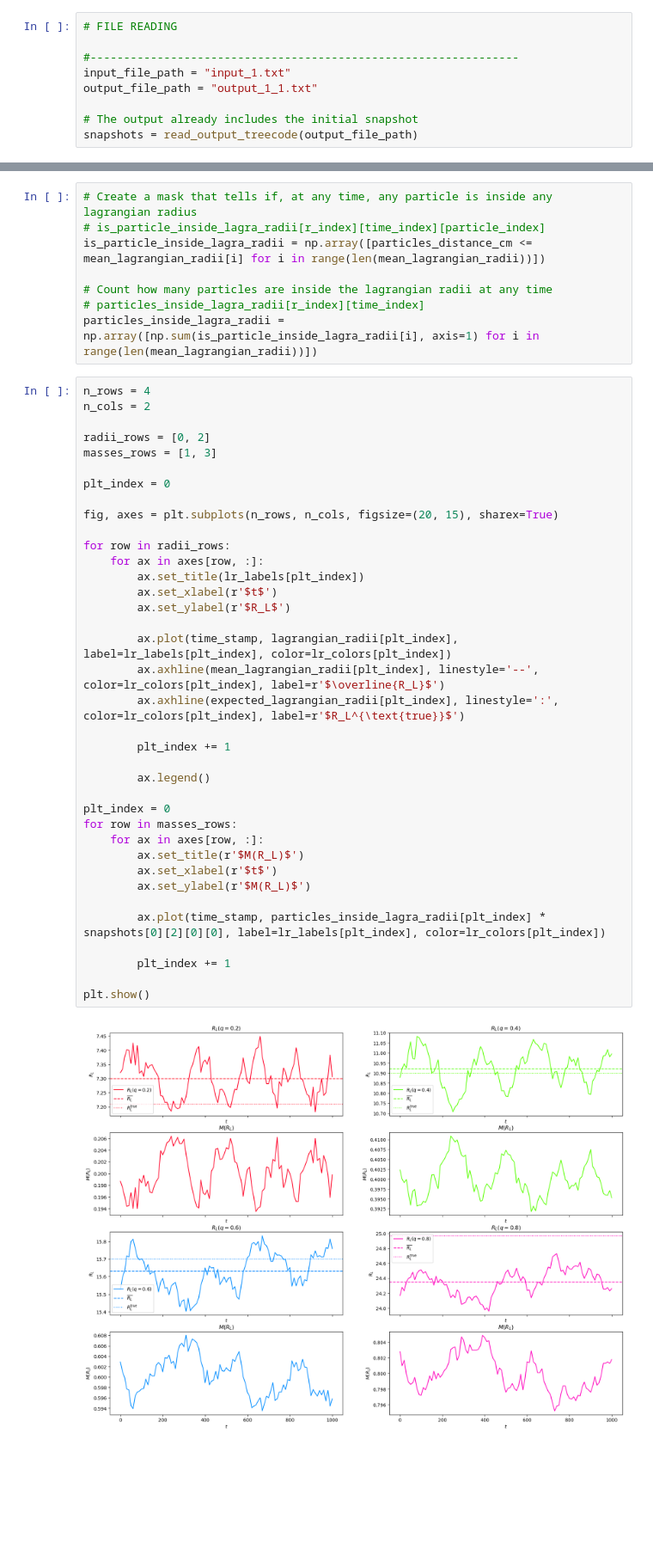
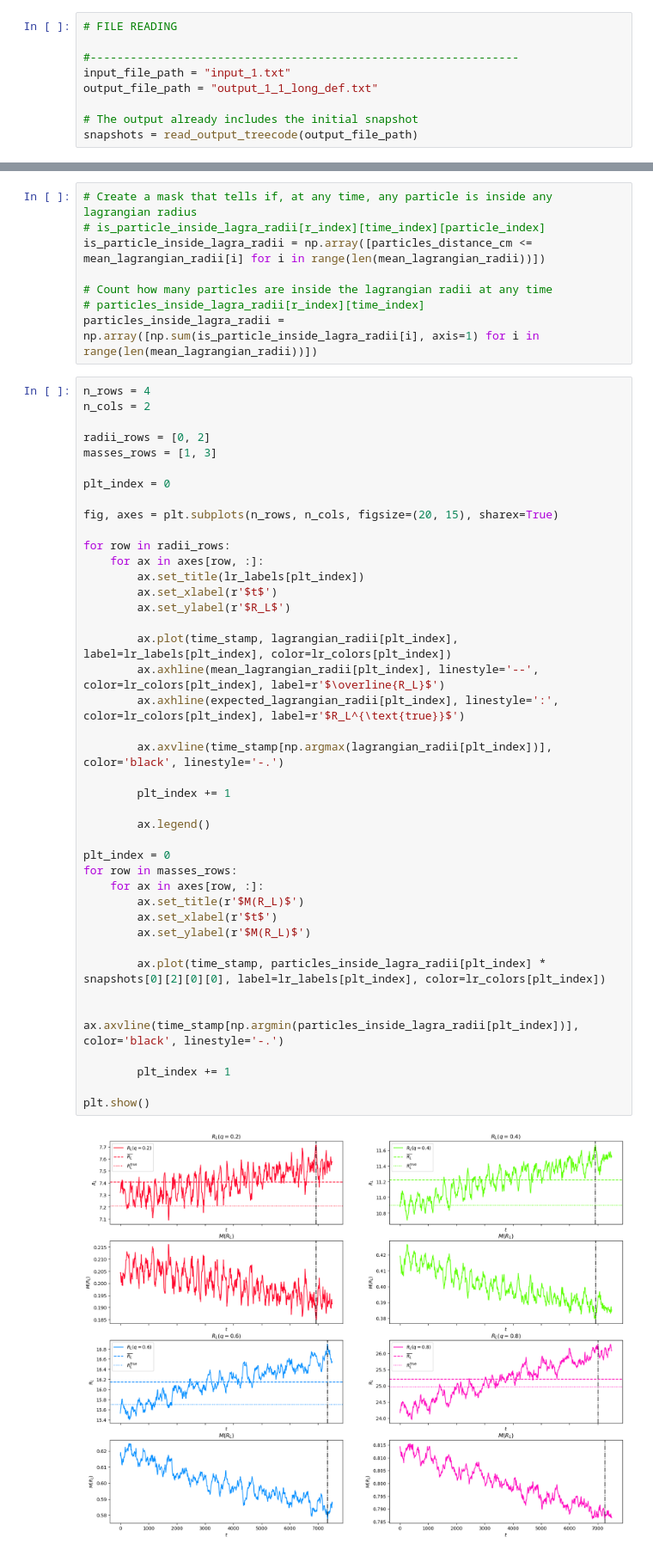
Before and after one commit to F3Solid/stellar_dynamics_2024_exercises, a Jupyter notebook: E4/plummer_sphere.ipynb, the cells around one changed output, grey strips where cells are left out. Shown at 86% size. Cells and saved outputs as stored; diff of their text form; blank space fills up the shorter version.

```diff
--- a/E4/plummer_sphere.ipynb
+++ b/E4/plummer_sphere.ipynb
@@ -763,7 +763,7 @@ print(t_I_to_t_cgs)
 
 #----------------------------------------------------------------
 input_file_path = "input_1.txt"
-output_file_path = "output_1_1.txt"
+output_file_path = "output_1_1_long_def.txt"
 
 # The output already includes the initial snapshot
 snapshots = read_output_treecode(output_file_path)
@@ -945,31 +944,35 @@ plt_index = 0
 
 fig, axes = plt.subplots(n_rows, n_cols, figsize=(20, 15), sharex=True)
 
 for row in radii_rows:
     for ax in axes[row, :]:
         ax.set_title(lr_labels[plt_index])
         ax.set_xlabel(r'$t$')
         ax.set_ylabel(r'$R_L$')
 
         ax.plot(time_stamp, lagrangian_radii[plt_index], label=lr_labels[plt_index], color=lr_colors[plt_index])
         ax.axhline(mean_lagrangian_radii[plt_index], linestyle='--', color=lr_colors[plt_index], label=r'$\overline{R_L}$')
         ax.axhline(expected_lagrangian_radii[plt_index], linestyle=':', color=lr_colors[plt_index], label=r'$R_L^{\text{true}}$')
 
+        ax.axvline(time_stamp[np.argmax(lagrangian_radii[plt_index])], color='black', linestyle='-.')
+
         plt_index += 1
 
         ax.legend()
 
 plt_index = 0
 for row in masses_rows:
     for ax in axes[row, :]:
         ax.set_title(r'$M(R_L)$')
         ax.set_xlabel(r'$t$')
         ax.set_ylabel(r'$M(R_L)$')
 
         ax.plot(time_stamp, particles_inside_lagra_radii[plt_index] * snapshots[0][2][0][0], label=lr_labels[plt_index], color=lr_colors[plt_index])
 
+        ax.axvline(time_stamp[np.argmin(particles_inside_lagra_radii[plt_index])], color='black', linestyle='-.')
+
         plt_index += 1
 
 plt.show()
 # %% [output]
-[figure, old version]
+[figure, new version]
```
Also changed, not shown: parts of 3 cells of this notebook.
